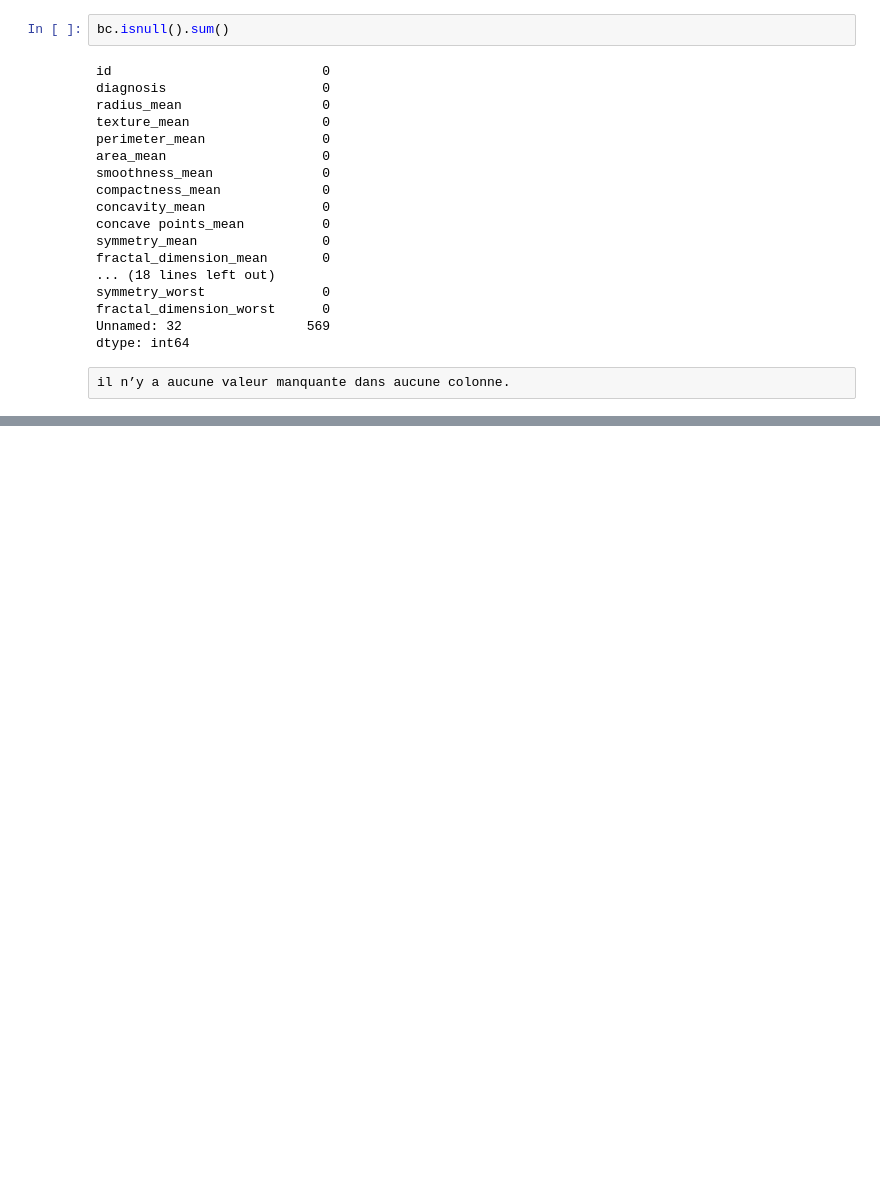
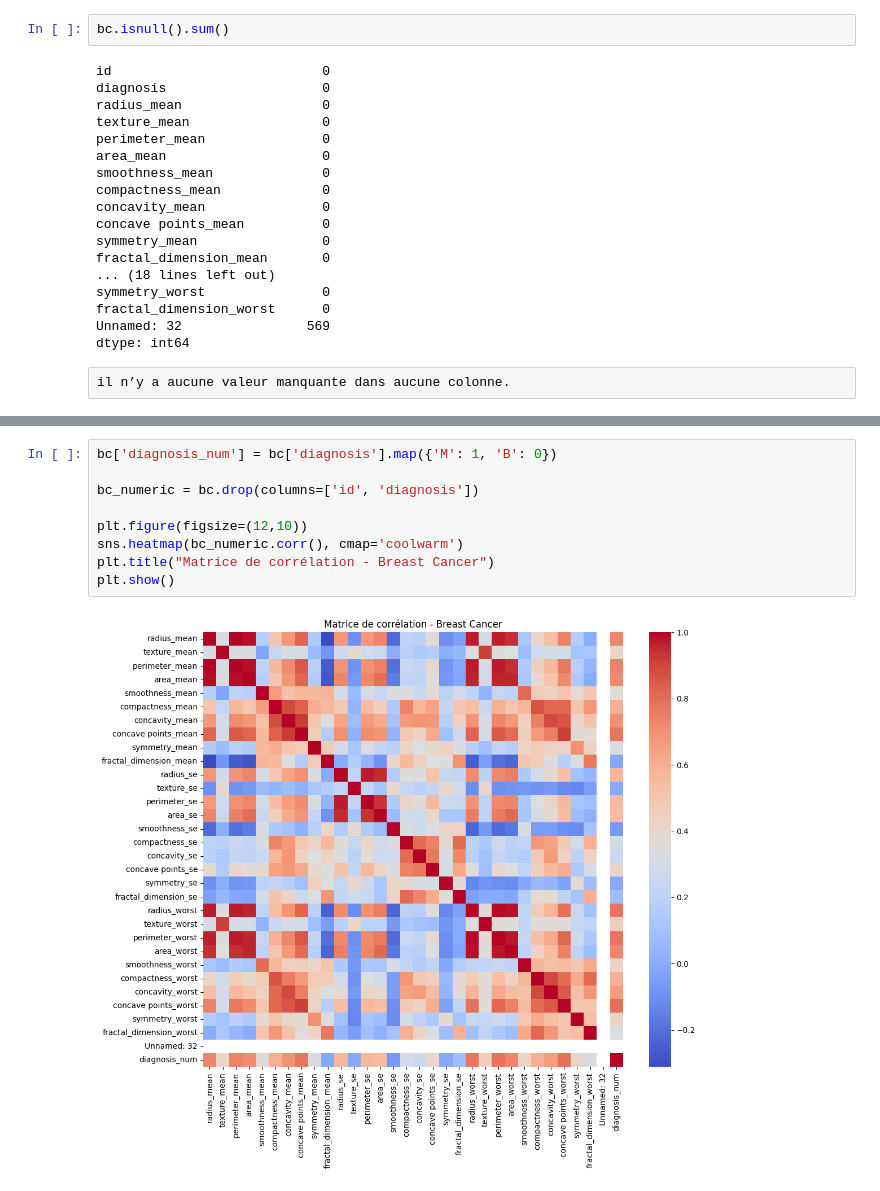
Before and after one commit to sarhanhamdi/ML_Project_Crisp-dm, a Jupyter notebook: Project_RF/Projet_RF.ipynb, the cells around one changed output, grey strips where cells are left out. Cells and saved outputs as stored; diff of their text form; blank space fills up the shorter version.

```diff
--- a/Project_RF/Projet_RF.ipynb
+++ b/Project_RF/Projet_RF.ipynb
@@ -111,0 +139,11 @@ il n’y a aucune valeur manquante dans aucune colonne.
+# %%
+bc['diagnosis_num'] = bc['diagnosis'].map({'M': 1, 'B': 0})
+
+bc_numeric = bc.drop(columns=['id', 'diagnosis'])
+
+plt.figure(figsize=(12,10))
+sns.heatmap(bc_numeric.corr(), cmap='coolwarm')
+plt.title("Matrice de corrélation - Breast Cancer")
+plt.show()
+# %% [output]
+[figure, added]
```
Also changed, not shown: parts of 25 cells of this notebook.
